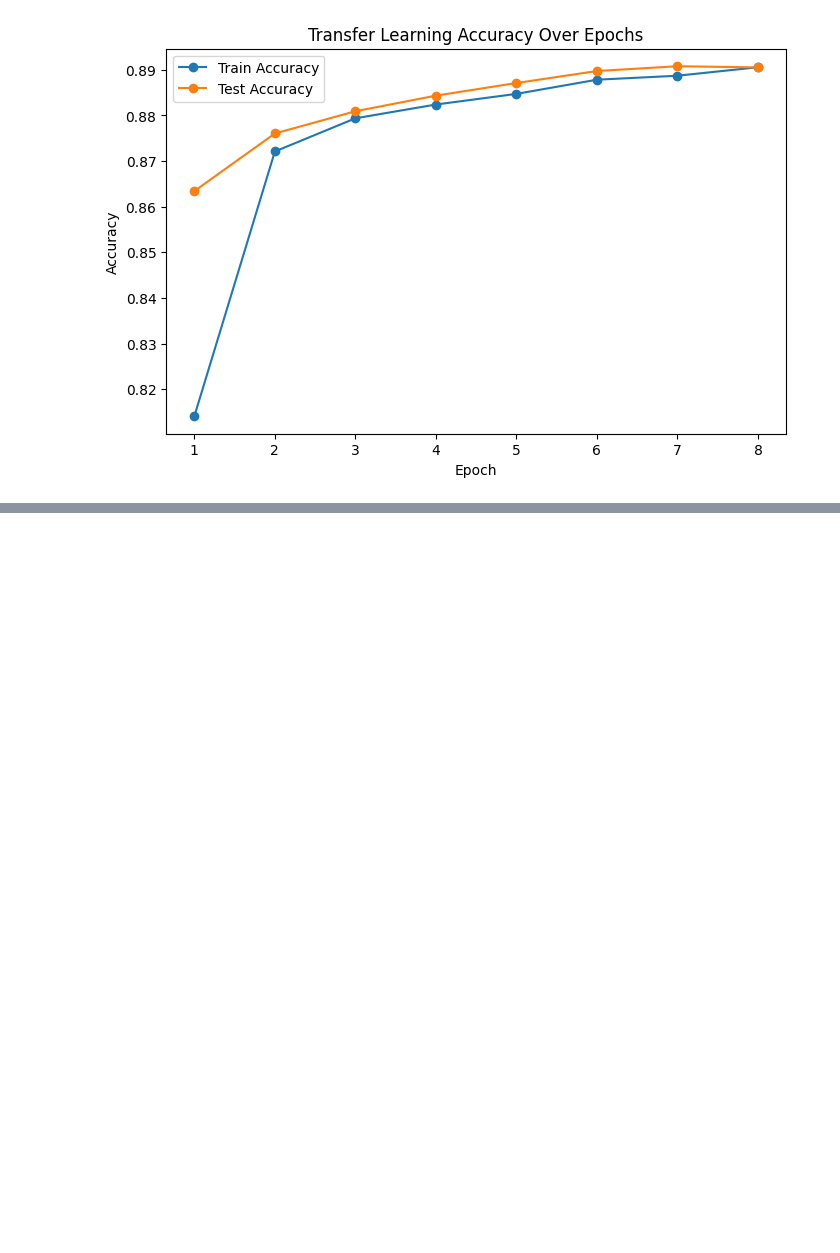
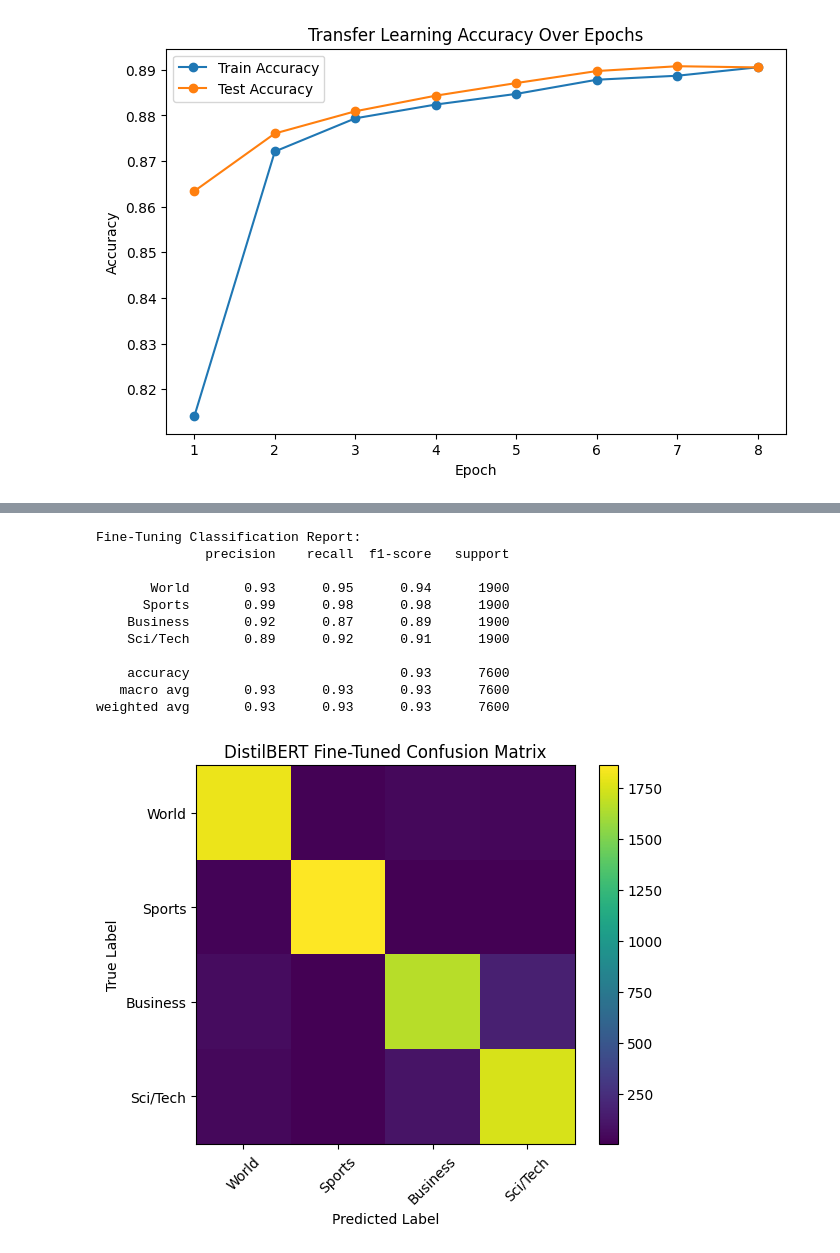
Before and after one commit to SamSkanse/Transfer-Learning-Transformers-Lab, a Jupyter notebook: transfer_transformer_lab.ipynb, the cells around one changed output, grey strips where cells are left out. Drawn from its saved outputs; the diff is of its cells as text; code cells hidden in the pictures; blank space fills up the shorter version.

Commit message:
fine-tuned model complete with visual convergence

```diff
--- a/transfer_transformer_lab.ipynb
+++ b/transfer_transformer_lab.ipynb
@@ -1178,0 +1272,22 @@ plt.legend()
+# %%
+# I will reuse the same amount of epochs for consistency (8)
+# This will allow us to see the impact of unfreezing the last 2 layers.
+ft_num_epochs = 8
+
+ft_train_losses = []
+ft_train_accuracies = []
+ft_test_losses = []
+ft_test_accuracies = []
+
+for epoch in range(ft_num_epochs):
+    train_loss, train_acc = train_one_epoch(model, train_loader, ft_optimizer, ft_criterion, device)
+    test_loss, test_acc, ft_y_true, ft_y_pred = evaluate(model, test_loader, ft_criterion, device)
+
+    ft_train_losses.append(train_loss)
+    ft_train_accuracies.append(train_acc)
+    ft_test_losses.append(test_loss)
+    ft_test_accuracies.append(test_acc)
+
+    print(f"Epoch {epoch+1}/{ft_num_epochs}")
+    print(f"  Train Loss: {train_loss:.4f} | Train Acc: {train_acc:.4f}")
+    print(f"  Test  Loss: {test_loss:.4f} | Test  Acc: {test_acc:.4f}")
@@ -1178,0 +1319,36 @@ plt.legend()
+# %%
+
+# --- Fine-Tuning Classification Report and Confusion Matrix ---
+
+print("Fine-Tuning Classification Report:")
+print(classification_report(ft_y_true, ft_y_pred, target_names=["World", "Sports", "Business", "Sci/Tech"]))
+
+ft_cm = confusion_matrix(ft_y_true, ft_y_pred)
+
+plt.figure(figsize=(6, 5))
+plt.imshow(ft_cm, interpolation="nearest")
+plt.title("DistilBERT Fine-Tuned Confusion Matrix")
+plt.colorbar()
+
+class_names = ["World", "Sports", "Business", "Sci/Tech"]
+tick_marks = np.arange(len(class_names))
+plt.xticks(tick_marks, class_names, rotation=45)
+plt.yticks(tick_marks, class_names)
+
+plt.xlabel("Predicted Label")
+plt.ylabel("True Label")
+plt.tight_layout()
+plt.show()
+# %% [output]
+Fine-Tuning Classification Report:
+              precision    recall  f1-score   support
+
+       World       0.93      0.95      0.94      1900
+      Sports       0.99      0.98      0.98      1900
+    Business       0.92      0.87      0.89      1900
+    Sci/Tech       0.89      0.92      0.91      1900
+
+    accuracy                           0.93      7600
+   macro avg       0.93      0.93      0.93      7600
+weighted avg       0.93      0.93      0.93      7600
+[figure, added]
```
Also changed, not shown: parts of 12 cells of this notebook.
